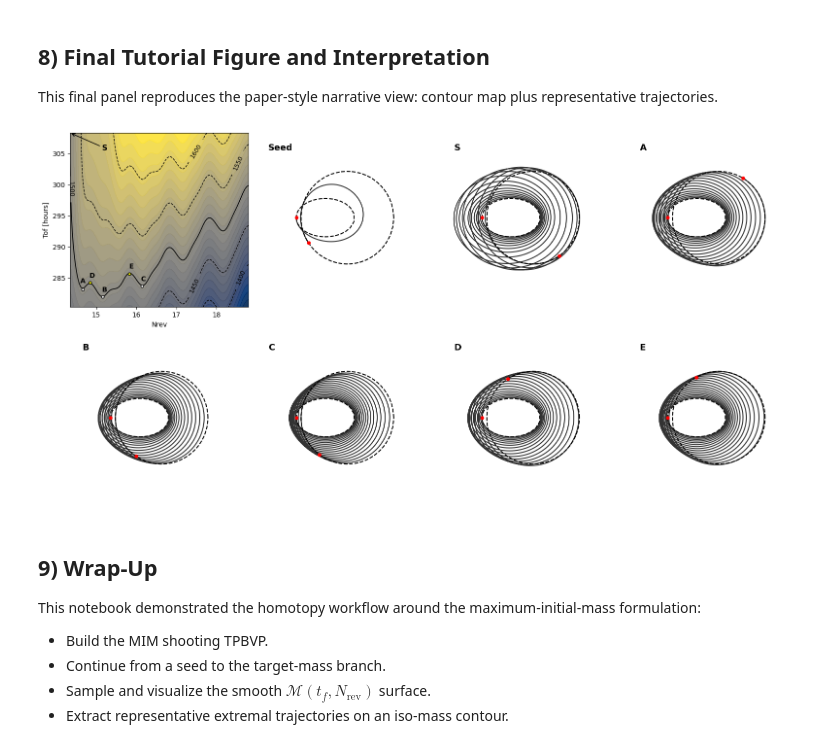
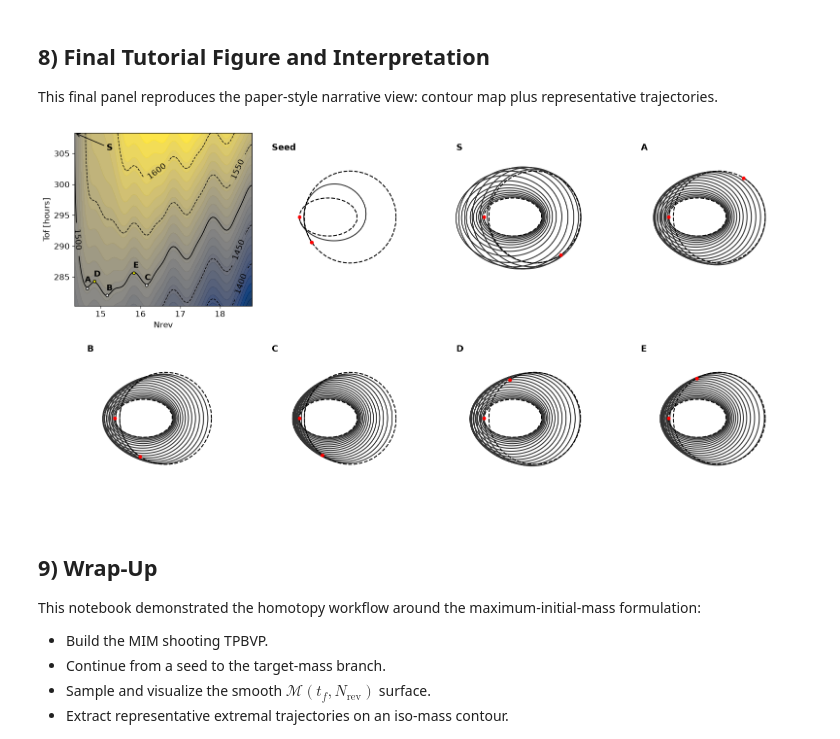
Before and after one commit to darioizzo/pykep, a Jupyter notebook: _sources/notebooks/maximum_initial_mass.ipynb, the cells around one changed output. Saved outputs shown, nothing was run; the diff lists cells and outputs as text; code cells hidden in the pictures.

```diff
--- a/_sources/notebooks/maximum_initial_mass.ipynb
+++ b/_sources/notebooks/maximum_initial_mass.ipynb
@@ -672,7 +672,8 @@ data_O = shooting_mim(*homotopy1, data = 3000, normalize_lambdas = normalize_lam
 
 This final panel reproduces the paper-style narrative view: contour map plus representative trajectories.
 # %%
-# Display contour map first, then data_0, data_O, data_A, data_B, data_C, data_D, data_E trajectories
+# Display contour map first, then data_0, data_O, data_A, data_B, data_C, data_D
+# trajectories
 
 # User-editable panel configuration
 orbit_panels = [
@@ -724,8 +725,8 @@ fill_levels = np.linspace(np.nanmin(mim), np.nanmax(mim), 30)
 axc.contourf(X, Y, mim, levels=fill_levels, cmap="cividis", alpha=0.9)
 cs_other_map = axc.contour(X, Y, mim, levels=[1400, 1450, 1550, 1600], colors="k", linewidths=1.0, linestyles="--")
 cs_1500_map = axc.contour(X, Y, mim, levels=[1500], colors="k", linewidths=1.2, linestyles="-")
-axc.clabel(cs_other_map, cs_other_map.levels, inline=True, fmt="%.0f", fontsize=9)
-axc.clabel(cs_1500_map, cs_1500_map.levels, inline=True, fmt="%.0f", fontsize=9)
+axc.clabel(cs_other_map, cs_other_map.levels, inline=True, fmt="%.0f", fontsize=12)
+axc.clabel(cs_1500_map, cs_1500_map.levels, inline=True, fmt="%.0f", fontsize=12)
 
 # Explicit letter placements on the contour subplot (same style as original index-based placement)
 # Indices are (i_lf, j_tf) where:
@@ -761,7 +762,7 @@ for lbl, (i_lf, j_tf) in contour_label_grid_indices.items():
     axc.plot(xv, yv, marker="o", color=point_c, markeredgecolor="k", markersize=4, zorder=5)
 
     dx, dy = contour_label_text_offsets.get(lbl, (0.03, 0.2))
-    axc.text(xv + dx, yv + dy, lbl, fontsize=10, fontweight="bold", color="k")
+    axc.text(xv + dx, yv + dy, lbl, fontsize=12, fontweight="bold", color="k")
 
 # User-editable S annotation for the top-left contour corner
 s_arrow_target_xy = (np.nanmin(X), np.nanmax(Y))
@@ -772,44 +773,46 @@ axc.annotate(
     xycoords="data",
     xytext=s_text_xy_axes_fraction,
     textcoords="axes fraction",
-    fontsize=11,
+    fontsize=13,
     fontweight="bold",
     color="k",
     arrowprops=dict(arrowstyle="->", color="k", lw=1.1),
 )
 
-axc.set_xlabel("Nrev")
-axc.set_ylabel("Tof [hours]")
+axc.set_xlabel("Nrev", fontsize=12)
+axc.set_ylabel("Tof [hours]", fontsize=12)
+axc.tick_params(axis="both", labelsize=12)
 axc.set_aspect("auto")
 
 # Orbit panels (same order as orbit_panels)
 D = 8
 for ax, (label, data) in zip(axes[1:1 + n_orbits], orbit_panels):
     r = traj_to_r(data)
 
     ax.plot(r[:, 0], r[:, 1], r[:, 2], color="k", alpha=0.8)
     pk.plot.add_planet(ax, gto, t0_days, c="r", s=20, units=L)
     pk.plot.add_planet_orbit(ax, gto, c="k", ls="--", units=L)
     ax.scatter3D(r[-1, 0], r[-1, 1], r[-1, 2], c="r", s=20)
     pk.plot.add_planet_orbit(ax, geo, c="k", ls="--", units=L)
 
     ax.view_init(elev=90, azim=-90)
     ax.set_xlim([-D, D])
     ax.set_ylim([-D, D])
     ax.set_zlim([-D, D])
     ax.axis("off")
 
     # Free-position overlay text in each panel (not a title)
     tx, ty = label_positions.get(label, (0.06, 0.90))
     ax.text2D(tx, ty, label, transform=ax.transAxes, fontsize=13, fontweight="bold")
 
 # Hide any remaining unused slots
 for ax in axes[1 + n_orbits:]:
     ax.set_visible(False)
 
 plt.tight_layout()
+plt.savefig("maximum_initial_mass.png", dpi=300)
 # %% [output]
-[figure, old version]
+[figure, new version]
 # %% [markdown]
 ## 9) Wrap-Up
 
```
Also changed, not shown: parts of 3 cells of this notebook, 52 other files.
